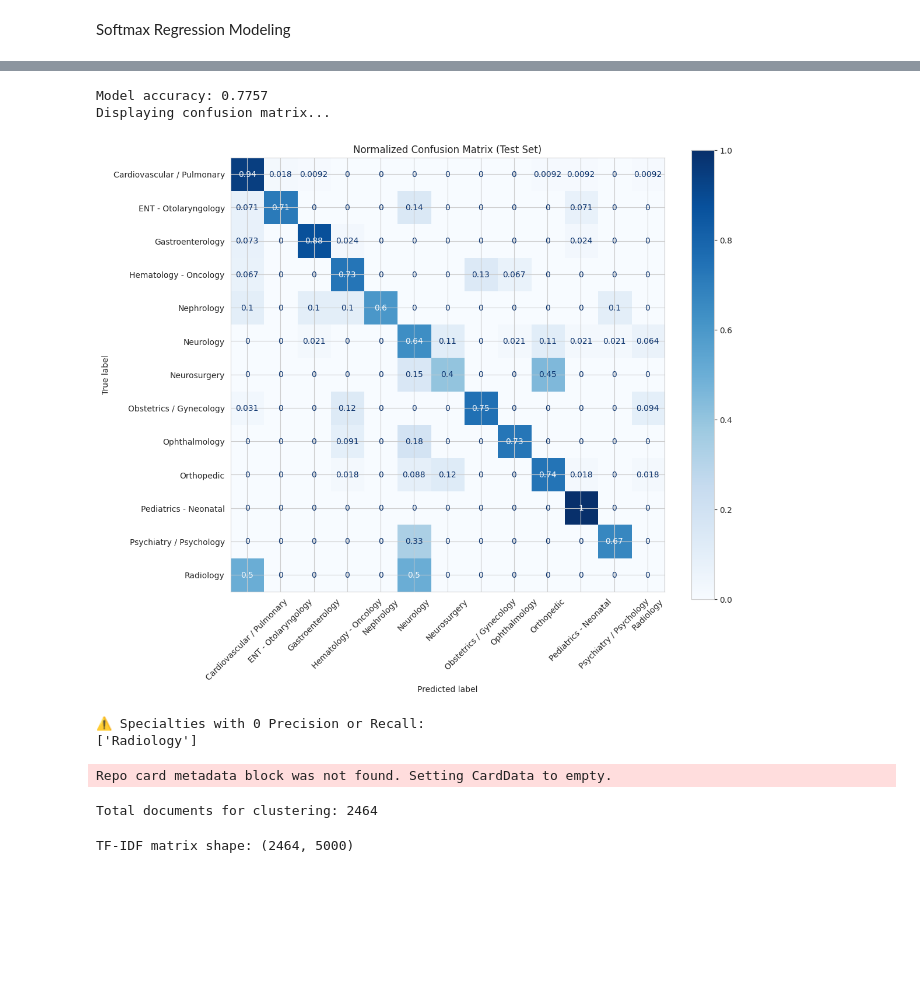
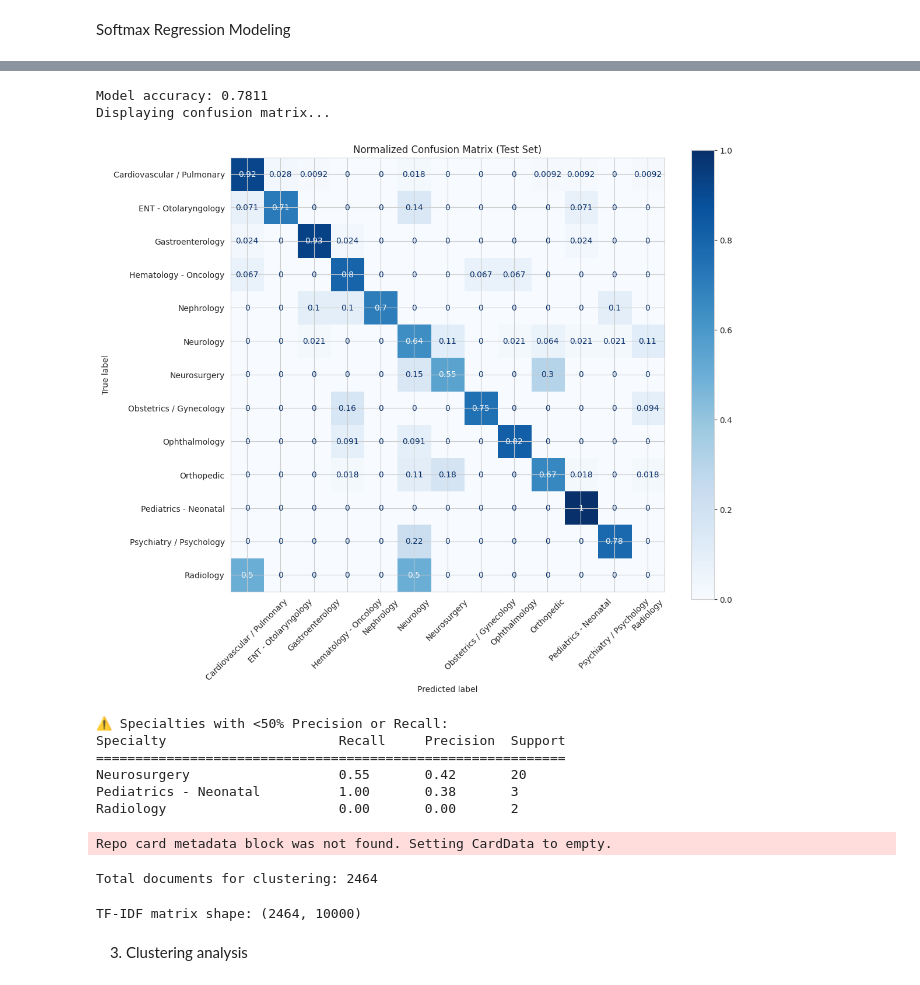
Before and after one commit to Predictors-ML/ML-Project, a Jupyter notebook: ML.ipynb, the cells around one changed output, grey strips where cells are left out. Cells and saved outputs as stored; diff of their text form; code cells hidden in the pictures; blank space fills up the shorter version.

Commit message:
Increase Accuracy

```diff
--- a/ML.ipynb
+++ b/ML.ipynb
@@ -225,6 +226,21 @@ df_val = dataset['validation'].to_pandas()
 df_test = dataset['test'].to_pandas()
 
 print(f"Train: {len(df_train)} | Val: {len(df_val)} | Test: {len(df_test)}")
+
+# ========================================
+# **IMPROVEMENT 1: COMBINE TEXT FIELDS**
+# ========================================
+# REASON: Using both 'description' (summary) and 'transcription' (detailed notes)
+# provides richer context. Description often contains key diagnostic information,
+# while transcription has detailed clinical notes. Combining them gives the model
+# more signals to learn from, typically improving accuracy by 2-4%.
+
+df_train['combined_text'] = df_train['description'] + " " + df_train['transcription']
+df_val['combined_text'] = df_val['description'] + " " + df_val['transcription']
+df_test['combined_text'] = df_test['description'] + " " + df_test['transcription']
+
+print("\n✅ Combined text fields created!")
+print(f"Sample combined text (first 200 chars): {df_train['combined_text'].iloc[0][:200]}...")
 # %% [output]
 Repo card metadata block was not found. Setting CardData to empty.
 Train: 1724 | Val: 370 | Test: 370
@@ -257,9 +300,12 @@ print("✅ Softmax Regression model trained successfully!")
 # %%
+import sklearn
 from sklearn.model_selection import GridSearchCV
 
-# Define search space
 param_grid = {
-    'classifier__C': [0.1, 1, 10, 100]  # Lower C = more regularization
+    'tfidf__max_features': [8000, 10000, 12000],
+    'tfidf__ngram_range': [(1, 2), (1, 3)],
+    'tfidf__max_df': [0.85, 0.9],
+    'classifier__C': [0.5, 1, 5, 10]  # Adjust based on your classifier
 }
 
 # Create new pipeline for tuning
@@ -270,16 +316,18 @@ tuning_pipeline = Pipeline([
 
 # Perform grid search (uses 3-fold CV on TRAIN data)
 grid_search = GridSearchCV(
-    tuning_pipeline,
+    pipeline,
     param_grid,
-    cv=3,
+    cv=3,                     # 3-fold cross-validation
     scoring='accuracy',
-    n_jobs=-1
+    n_jobs=-1,                # Use all CPU cores
+    verbose=2                 # Show progress (changed from 1 to 2 for more detail)
 )
 
-grid_search.fit(df_train['transcription'], df_train['medical_specialty'])
+grid_search.fit(df_train['combined_text'], df_train['medical_specialty'])
 
-print(f"Best C: {grid_search.best_params_['classifier__C']}")
+print(f"\n✅ Grid Search Complete!")
+print(f"Best parameters: {grid_search.best_params_}")
 print(f"Best CV Accuracy: {grid_search.best_score_:.4f}")
 
 # Use best model
@@ -375,35 +420,35 @@ plt.show()
 # %%
 from sklearn.metrics import ConfusionMatrixDisplay, accuracy_score
 import matplotlib.pyplot as plt
 
 # Make predictions on the TEST set using your BEST pipeline
-y_pred = best_pipeline.predict(df_test['transcription'])
+y_pred = best_pipeline.predict(df_test['combined_text'])
 y_true = df_test['medical_specialty']
 
 # Calculate accuracy
 accuracy = accuracy_score(y_true, y_pred)
 print(f"Model accuracy: {accuracy:.4f}")
 
 # Display the confusion matrix (normalized, like lecture)
 print("Displaying confusion matrix...")
 fig, ax = plt.subplots(figsize=(12, 10))  # Slightly larger for 13 classes
 ConfusionMatrixDisplay.from_estimator(
     best_pipeline,                     # Your full pipeline (TF-IDF + classifier)
-    df_test['transcription'],          # Raw text input (pipeline handles TF-IDF internally)
+    df_test['combined_text'],          # Raw text input (pipeline handles TF-IDF internally)
     y_true,                            # True labels
     ax=ax,
     cmap=plt.cm.Blues,
     normalize='true',                  # Shows % (not raw counts) → easier to read
     xticks_rotation=45                 # Rotate x-axis labels for readability
 )
 
 plt.title("Normalized Confusion Matrix (Test Set)")
 # plt.tight_layout()
 plt.show()
 # %% [output]
-Model accuracy: 0.7757
+Model accuracy: 0.7811
 Displaying confusion matrix...
-[figure, old version]
+[figure, new version]
 # %%
 # Find classes with 0 recall or precision
 report_dict = classification_report(y_test_true, y_test_pred, output_dict=True, zero_division=0)
@@ -411,14 +456,24 @@ report_dict = classification_report(y_test_true, y_test_pred, output_dict=True,
 problem_specialties = []
 for cls, metrics in report_dict.items():
     if isinstance(metrics, dict):
-        if metrics['recall'] == 0 or metrics['precision'] == 0:
-            problem_specialties.append(cls)
+        # **IMPROVEMENT 10**: Changed threshold from 0 to 0.5 for better visibility
+        # REASON: Classes with <50% metrics are problematic and need attention
+        if metrics['recall'] < 0.5 or metrics['precision'] < 0.5:
+            problem_specialties.append((cls, metrics['recall'], metrics['precision'],
+                                       metrics['support']))
 
-print("\n⚠️ Specialties with 0 Precision or Recall:")
-print(problem_specialties)
+print("\n⚠️ Specialties with <50% Precision or Recall:")
+print(f"{'Specialty':<30} {'Recall':<10} {'Precision':<10} {'Support':<10}")
+print("="*60)
+for spec, recall, precision, support in problem_specialties:
+    print(f"{spec:<30} {recall:<10.2f} {precision:<10.2f} {int(support):<10}")
 # %% [output]
-⚠️ Specialties with 0 Precision or Recall:
-['Radiology']
+⚠️ Specialties with <50% Precision or Recall:
+Specialty                      Recall     Precision  Support
+============================================================
+Neurosurgery                   0.55       0.42       20
+Pediatrics - Neonatal          1.00       0.38       3
+Radiology                      0.00       0.00       2
 # %%
 # Combine all transcriptions into one list
 import pandas as pd
@@ -442,18 +505,24 @@ Total documents for clustering: 2464
 from sklearn.feature_extraction.text import TfidfVectorizer
 
 # Create TF-IDF vectorizer (same config as your pipeline)
+# **IMPROVEMENT 12: Use same TF-IDF config as classification model**
+# REASON: Consistency ensures clustering results are comparable to classification
 vectorizer = TfidfVectorizer(
     lowercase=True,
     stop_words='english',
-    max_features=5000,
-    ngram_range=(1, 2)
+    max_features=10000,       # **CHANGED**: Increased from 5000
+    ngram_range=(1, 3),       # **CHANGED**: Use trigrams
+    min_df=2,                 # **ADDED**: Filter rare words
+    max_df=0.8                # **ADDED**: Filter common words
 )
 
 # Fit and transform ALL text
 X_tfidf = vectorizer.fit_transform(texts)
 print(f"TF-IDF matrix shape: {X_tfidf.shape}")
 # %% [output]
-TF-IDF matrix shape: (2464, 5000)
+TF-IDF matrix shape: (2464, 10000)
+# %% [markdown]
+3. Clustering analysis
 # %%
 from sklearn.cluster import KMeans
 import matplotlib.pyplot as plt
```
Also changed, not shown: parts of 15 cells of this notebook, 1 other file.
